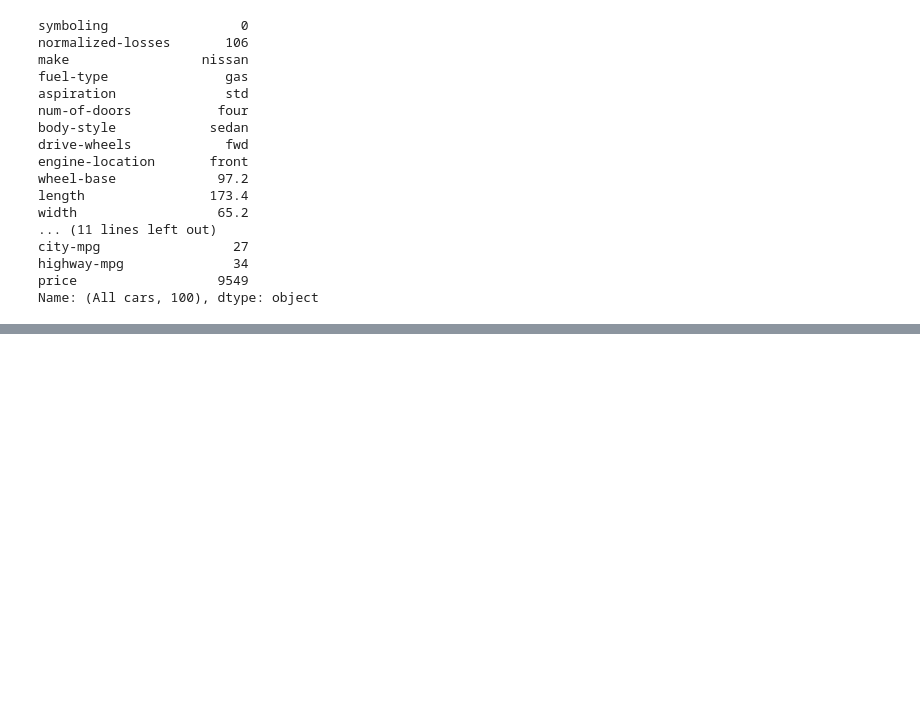
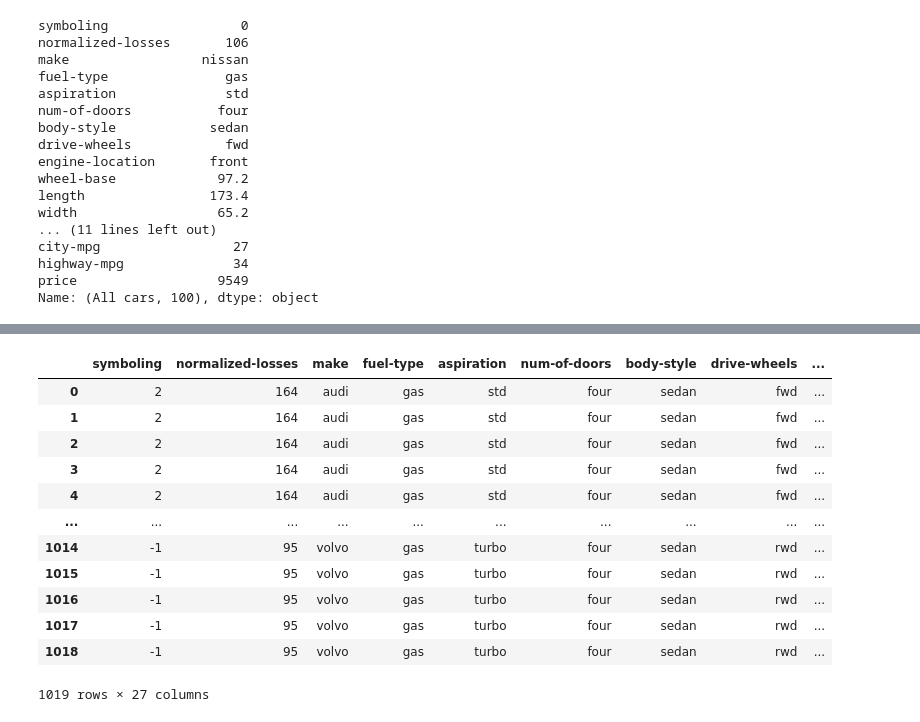
Before and after one commit to mhandihadjadene-blip/intial_commit, a Jupyter notebook: numpy-pandas-seaborn.ipynb, the cells around one changed output, grey strips where cells are left out. Drawn from its saved outputs; the diff is of its cells as text; code cells hidden in the pictures; blank space fills up the shorter version.

Commit message:
merge

```diff
--- a/numpy-pandas-seaborn.ipynb
+++ b/numpy-pandas-seaborn.ipynb
@@ -123,0 +167,32 @@ Name: (All cars, 100), dtype: object
+# %%
+# merge/join
+
+series_make = pd.Series(cars['make'].unique())
+list_make = series_make.to_list()
+list_make
+#
+rn.seed(34)
+make = pd.DataFrame()
+make_choices = rn.choices(list_make, k=100)
+make_choices
+#
+make['make'] = pd.Series(make_choices)
+make
+#
+speed = pd.concat([make,top_speed], axis=1)
+#
+cars.merge(speed, how = 'inner', on = 'make')
+# %% [output]
+|  | symboling | normalized-losses | make | fuel-type | aspiration | num-of-doors | body-style | drive-wheels | ... |
+| 0 | 2 | 164 | audi | gas | std | four | sedan | fwd | ... |
+| 1 | 2 | 164 | audi | gas | std | four | sedan | fwd | ... |
+| 2 | 2 | 164 | audi | gas | std | four | sedan | fwd | ... |
+| 3 | 2 | 164 | audi | gas | std | four | sedan | fwd | ... |
+| 4 | 2 | 164 | audi | gas | std | four | sedan | fwd | ... |
+| ... | ... | ... | ... | ... | ... | ... | ... | ... | ... |
+| 1014 | -1 | 95 | volvo | gas | turbo | four | sedan | rwd | ... |
+| 1015 | -1 | 95 | volvo | gas | turbo | four | sedan | rwd | ... |
+| 1016 | -1 | 95 | volvo | gas | turbo | four | sedan | rwd | ... |
+| 1017 | -1 | 95 | volvo | gas | turbo | four | sedan | rwd | ... |
+| 1018 | -1 | 95 | volvo | gas | turbo | four | sedan | rwd | ... |
+1019 rows × 27 columns
```
Also changed, not shown: parts of 4 cells of this notebook.
